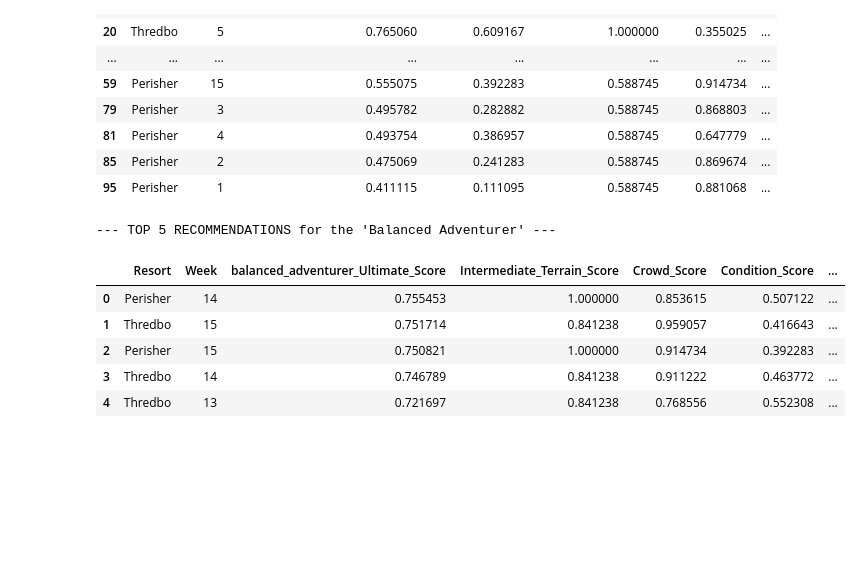
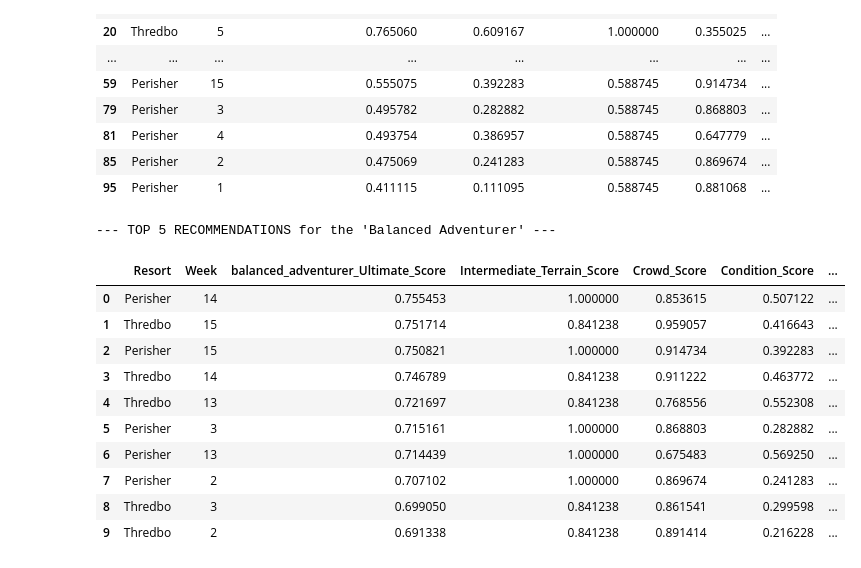
Before and after one commit to vathana-khun/inter-uni-datathon, a Jupyter notebook: recommendation.ipynb, the cells around one changed output. Saved outputs shown, nothing was run; the diff lists cells and outputs as text; code cells hidden in the pictures; blank space fills up the shorter version.

```diff
--- a/recommendation.ipynb
+++ b/recommendation.ipynb
@@ -164,7 +161,7 @@ rec_df['Intermediate_Terrain_Score'] = normalize_positive(rec_df['Terrain_Interm
 persona_weights = {
     'family_fun_seeker': {
         'Family_Terrain_Score': 0.35,
-        'Crowd_Score': 0.30,
+        'Crowd_Score': 0.20,
         'Price_Score': 0.20,
         'Condition_Score': 0.15
     },
@@ -174,7 +171,7 @@ persona_weights = {
         'Crowd_Score': 0.10,
         'Price_Score': 0.10
     },
-    'balanced_adventurer': { # NEW PERSONA
+    'balanced_adventurer': {
         'Intermediate_Terrain_Score': 0.35,
         'Crowd_Score': 0.30,
         'Condition_Score': 0.20,
@@ -185,7 +182,7 @@ persona_weights = {
 for persona, weights in persona_weights.items():
     rec_df[f'{persona}_Ultimate_Score'] = (
         weights.get('Family_Terrain_Score', 0) * rec_df.get('Family_Terrain_Score', 0) +
-        weights.get('Intermediate_Terrain_Score', 0) * rec_df.get('Intermediate_Terrain_Score', 0) + # ADDED
+        weights.get('Intermediate_Terrain_Score', 0) * rec_df.get('Intermediate_Terrain_Score', 0) +
         weights.get('Expert_Terrain_Score', 0) * rec_df.get('Expert_Terrain_Score', 0) +
         weights.get('Condition_Score', 0) * rec_df['Condition_Score'] +
         weights.get('Crowd_Score', 0) * rec_df['Crowd_Score'] +
@@ -278,17 +274,22 @@ temp_df[temp_df["Resort"].isin(["Thredbo","Perisher"])]
 # %%
 # --- 3c. Rank and find the winner for the Balanced Adventurer ---
 balanced_adventurer_recommendation = rec_df.sort_values(by='balanced_adventurer_Ultimate_Score', ascending=False).reset_index(drop=True)
 
 print("\n\n--- TOP 5 RECOMMENDATIONS for the 'Balanced Adventurer' ---")
 balanced_adventurer_recommendation[[
     'Resort', 'Week', 'balanced_adventurer_Ultimate_Score',
     'Intermediate_Terrain_Score', 'Crowd_Score', 'Condition_Score', 'Price_Score'
-]].head()
+]].head(10)
 # %% [output]
 --- TOP 5 RECOMMENDATIONS for the 'Balanced Adventurer' ---
 |  | Resort | Week | balanced_adventurer_Ultimate_Score | Intermediate_Terrain_Score | Crowd_Score | Condition_Score | ... |
 | 0 | Perisher | 14 | 0.755453 | 1.000000 | 0.853615 | 0.507122 | ... |
 | 1 | Thredbo | 15 | 0.751714 | 0.841238 | 0.959057 | 0.416643 | ... |
 | 2 | Perisher | 15 | 0.750821 | 1.000000 | 0.914734 | 0.392283 | ... |
 | 3 | Thredbo | 14 | 0.746789 | 0.841238 | 0.911222 | 0.463772 | ... |
 | 4 | Thredbo | 13 | 0.721697 | 0.841238 | 0.768556 | 0.552308 | ... |
+| 5 | Perisher | 3 | 0.715161 | 1.000000 | 0.868803 | 0.282882 | ... |
+| 6 | Perisher | 13 | 0.714439 | 1.000000 | 0.675483 | 0.569250 | ... |
+| 7 | Perisher | 2 | 0.707102 | 1.000000 | 0.869674 | 0.241283 | ... |
+| 8 | Thredbo | 3 | 0.699050 | 0.841238 | 0.861541 | 0.299598 | ... |
+| 9 | Thredbo | 2 | 0.691338 | 0.841238 | 0.891414 | 0.216228 | ... |
```
Also changed, not shown: parts of 3 cells of this notebook, 7 other files.
